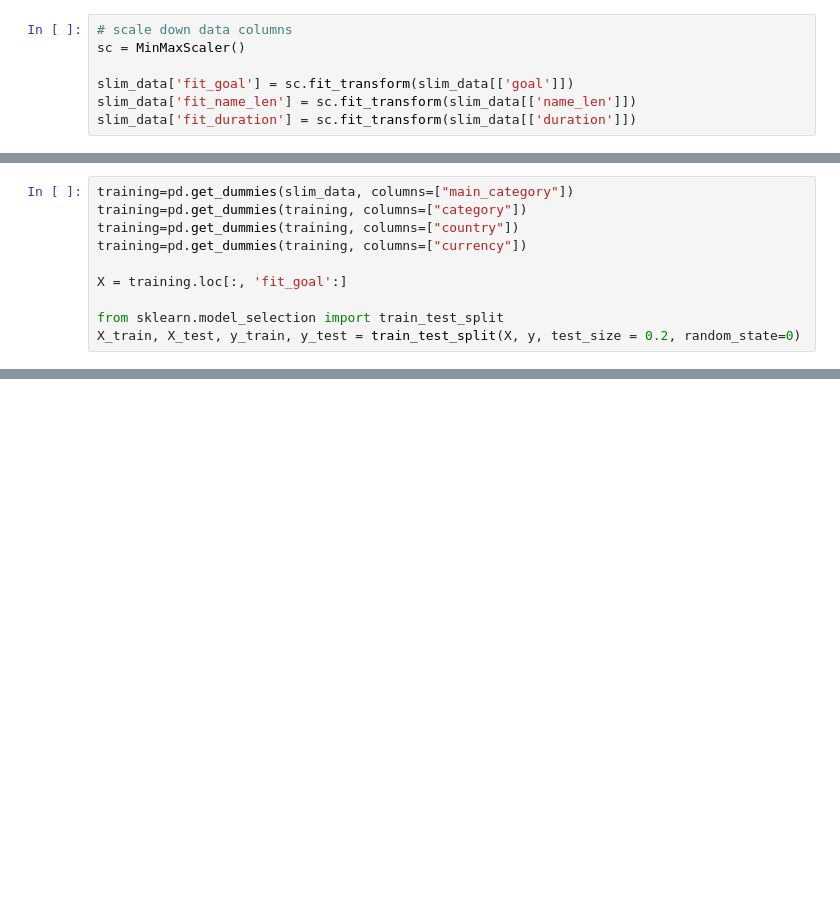
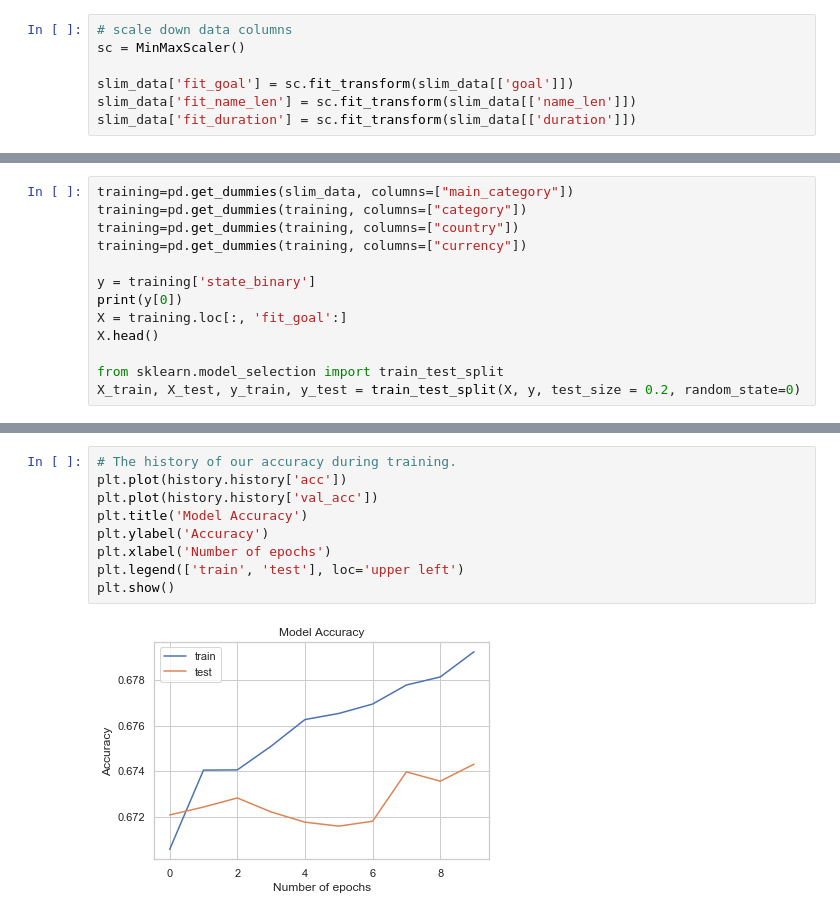
Before and after one commit to Gidoren/cmps144_project, a Jupyter notebook: kickstarter_project.ipynb, the cells around one changed output, grey strips where cells are left out. Drawn from its saved outputs; the diff is of its cells as text; blank space fills up the shorter version.

```diff
--- a/kickstarter_project.ipynb
+++ b/kickstarter_project.ipynb
@@ -179,7 +403,10 @@ training=pd.get_dummies(training, columns=["category"])
 training=pd.get_dummies(training, columns=["country"])
 training=pd.get_dummies(training, columns=["currency"])
 
+y = training['state_binary']
+print(y[0])
 X = training.loc[:, 'fit_goal':]
+X.head()
 
 from sklearn.model_selection import train_test_split
 X_train, X_test, y_train, y_test = train_test_split(X, y, test_size = 0.2, random_state=0)
@@ -185,0 +471,11 @@ X_train, X_test, y_train, y_test = train_test_split(X, y, test_size = 0.2, rando
+# %%
+# The history of our accuracy during training.
+plt.plot(history.history['acc'])
+plt.plot(history.history['val_acc'])
+plt.title('Model Accuracy')
+plt.ylabel('Accuracy')
+plt.xlabel('Number of epochs')
+plt.legend(['train', 'test'], loc='upper left')
+plt.show()
+# %% [output]
+[figure, added]
```
Also changed, not shown: parts of 26 cells of this notebook.
